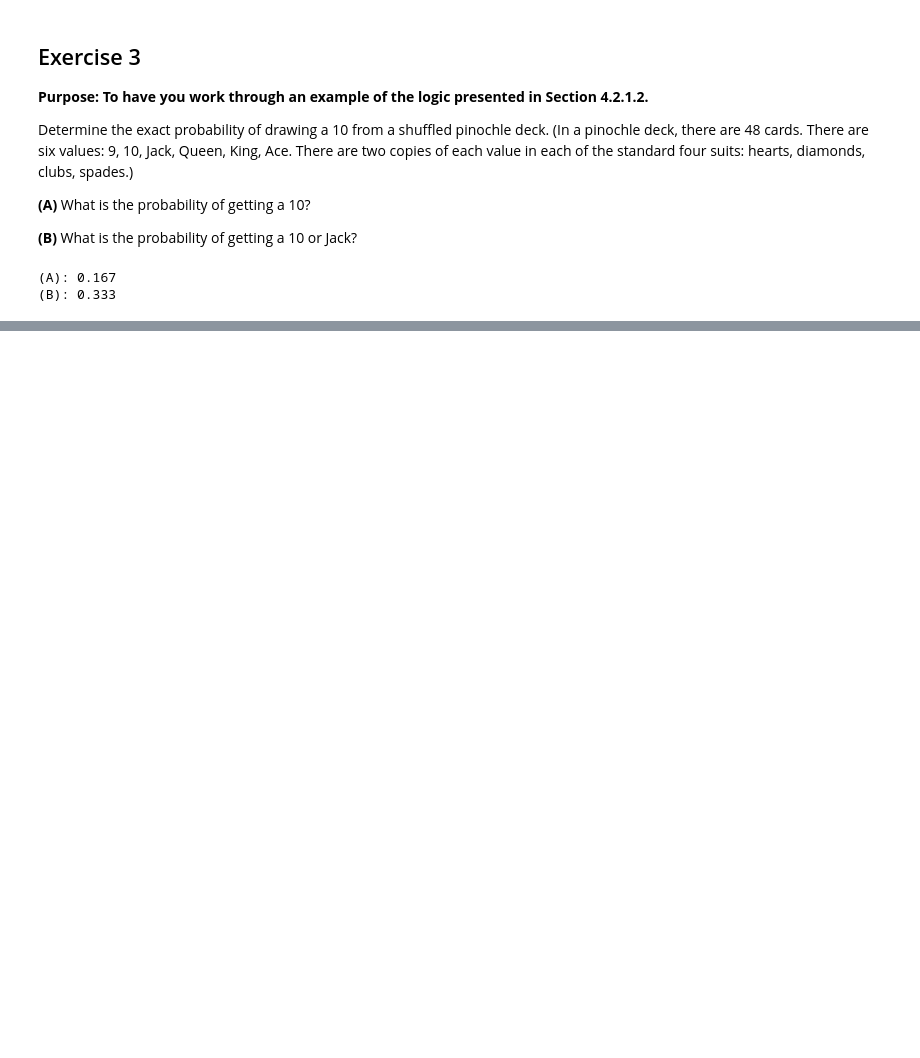
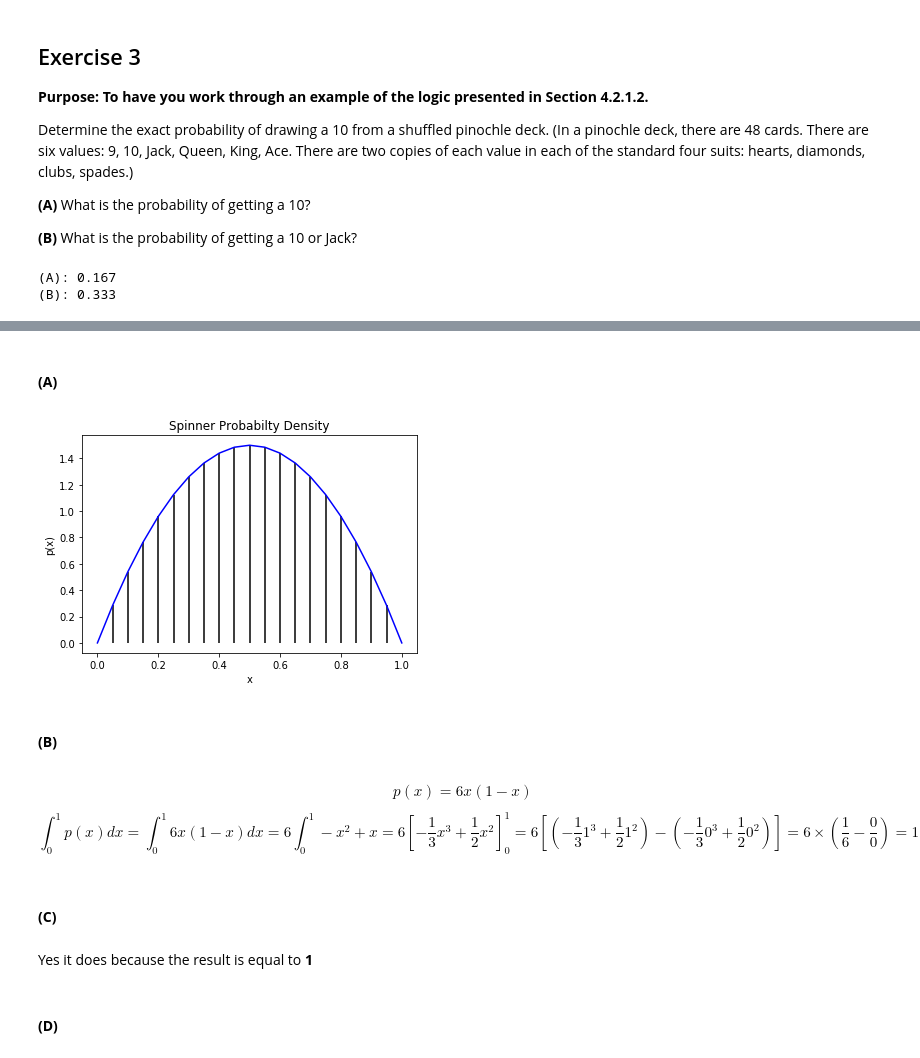
Before and after one commit to Giuco/bayesian-data-analyis-kruschke, a Jupyter notebook: Chapter 4 - Exercises.ipynb, the cells around one changed output, grey strips where cells are left out. Saved outputs shown, nothing was run; the diff lists cells and outputs as text; code cells hidden in the pictures; blank space fills up the shorter version.

```diff
--- a/Chapter 4 - Exercises.ipynb
+++ b/Chapter 4 - Exercises.ipynb
@@ -204,0 +220,36 @@ print(f"(B): {b:.3f}")
+# %% [markdown]
+#### **(A)**
+# %%
+def spinner_pdf(x):
+    return 6 * x * (1 - x)
+
+
+x_min = 0
+x_max = 1
+dx = (x_max - x_min) / 20
+
+x = list(np.arange(0, 1+dx, dx))
+y = list(map(spinner_pdf, x))
+# %%
+plt.plot(x, y, "b")
+plt.vlines(x, 0, y)
+plt.title("Spinner Probabilty Density")
+plt.xlabel("x")
+plt.ylabel("p(x)")
+
+plt.show()
+# %% [output]
+[figure, added]
+# %% [markdown]
+#### **(B)**
+# %% [markdown]
+$$p(x) = 6x(1-x)$$
+
+
+$$\int_{0}^{1} p(x) dx = \int_{0}^{1} 6x(1-x) dx = 6 \int_{0}^{1} -x^2 + x = 6 [-\frac{1}{3}x^3 + \frac{1}{2}x^2]_0^1 = 6[(-\frac{1}{3}1^3 + \frac{1}{2}1^2) - (-\frac{1}{3}0^3 + \frac{1}{2}0^2)] = 6 \times (\frac{1}{6} - \frac{0}{0}) = 1$$
+# %% [markdown]
+#### **(C)**
+# %% [markdown]
+Yes it does because the result is equal to **1**
+# %% [markdown]
+#### **(D)**
```
Also changed, not shown: parts of 11 cells of this notebook.
